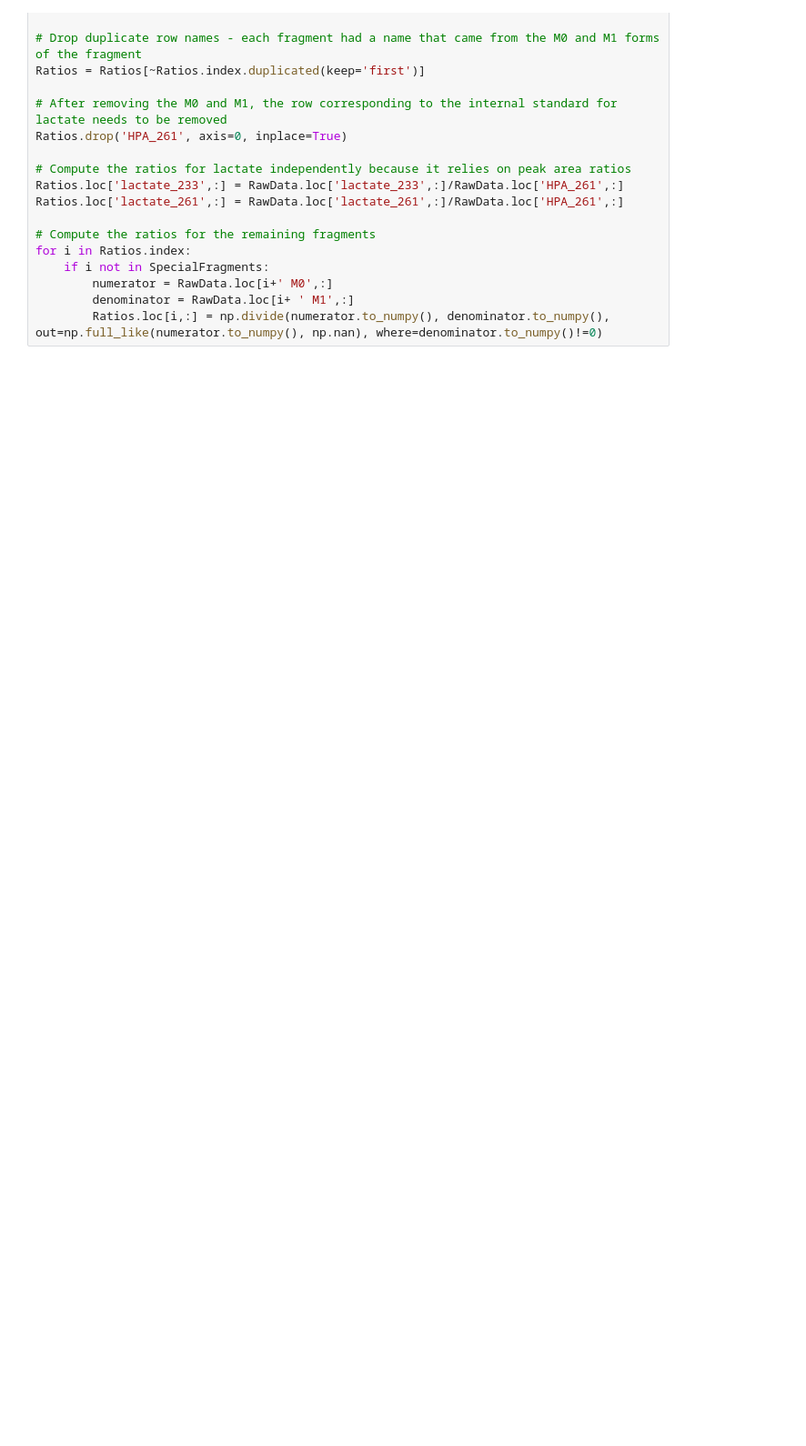
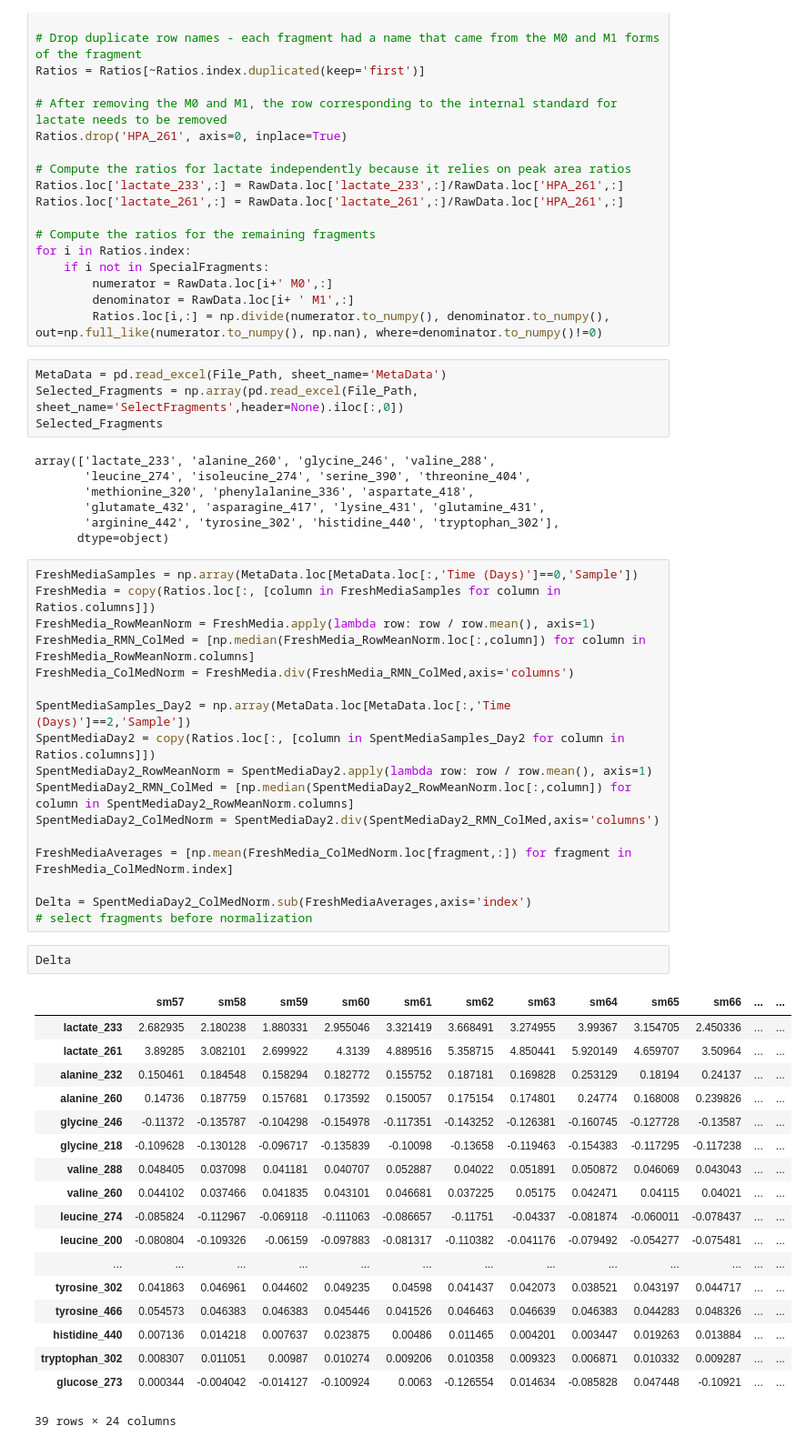
Before and after one commit to VacantiLab/PolyMID, a Jupyter notebook: inEFP/FluxAnalysis.ipynb, the cells around one changed output. Shown at 91% size. Drawn from its saved outputs; the diff is of its cells as text; blank space fills up the shorter version.

```diff
--- a/inEFP/FluxAnalysis.ipynb
+++ b/inEFP/FluxAnalysis.ipynb
@@ -58,3 +59,52 @@ for i in Ratios.index:
         numerator = RawData.loc[i+' M0',:]
         denominator = RawData.loc[i+ ' M1',:]
         Ratios.loc[i,:] = np.divide(numerator.to_numpy(), denominator.to_numpy(), out=np.full_like(numerator.to_numpy(), np.nan), where=denominator.to_numpy()!=0)
+# %%
+MetaData = pd.read_excel(File_Path, sheet_name='MetaData')
+Selected_Fragments = np.array(pd.read_excel(File_Path, sheet_name='SelectFragments',header=None).iloc[:,0])
+Selected_Fragments
+# %% [output]
+array(['lactate_233', 'alanine_260', 'glycine_246', 'valine_288',
+       'leucine_274', 'isoleucine_274', 'serine_390', 'threonine_404',
+       'methionine_320', 'phenylalanine_336', 'aspartate_418',
+       'glutamate_432', 'asparagine_417', 'lysine_431', 'glutamine_431',
+       'arginine_442', 'tyrosine_302', 'histidine_440', 'tryptophan_302'],
+      dtype=object)
+# %%
+FreshMediaSamples = np.array(MetaData.loc[MetaData.loc[:,'Time (Days)']==0,'Sample'])
+FreshMedia = copy(Ratios.loc[:, [column in FreshMediaSamples for column in Ratios.columns]])
+FreshMedia_RowMeanNorm = FreshMedia.apply(lambda row: row / row.mean(), axis=1)
+FreshMedia_RMN_ColMed = [np.median(FreshMedia_RowMeanNorm.loc[:,column]) for column in FreshMedia_RowMeanNorm.columns]
+FreshMedia_ColMedNorm = FreshMedia.div(FreshMedia_RMN_ColMed,axis='columns')
+
+SpentMediaSamples_Day2 = np.array(MetaData.loc[MetaData.loc[:,'Time (Days)']==2,'Sample'])
+SpentMediaDay2 = copy(Ratios.loc[:, [column in SpentMediaSamples_Day2 for column in Ratios.columns]])
+SpentMediaDay2_RowMeanNorm = SpentMediaDay2.apply(lambda row: row / row.mean(), axis=1)
+SpentMediaDay2_RMN_ColMed = [np.median(SpentMediaDay2_RowMeanNorm.loc[:,column]) for column in SpentMediaDay2_RowMeanNorm.columns]
+SpentMediaDay2_ColMedNorm = SpentMediaDay2.div(SpentMediaDay2_RMN_ColMed,axis='columns')
+
+FreshMediaAverages = [np.mean(FreshMedia_ColMedNorm.loc[fragment,:]) for fragment in FreshMedia_ColMedNorm.index]
+
+Delta = SpentMediaDay2_ColMedNorm.sub(FreshMediaAverages,axis='index')
+# select fragments before normalization
+# %%
+Delta
+# %% [output]
+|  | sm57 | sm58 | sm59 | sm60 | sm61 | sm62 | sm63 | sm64 | sm65 | sm66 | ... | ... |
+| lactate_233 | 2.682935 | 2.180238 | 1.880331 | 2.955046 | 3.321419 | 3.668491 | 3.274955 | 3.99367 | 3.154705 | 2.450336 | ... | ... |
+| lactate_261 | 3.89285 | 3.082101 | 2.699922 | 4.3139 | 4.889516 | 5.358715 | 4.850441 | 5.920149 | 4.659707 | 3.50964 | ... | ... |
+| alanine_232 | 0.150461 | 0.184548 | 0.158294 | 0.182772 | 0.155752 | 0.187181 | 0.169828 | 0.253129 | 0.18194 | 0.24137 | ... | ... |
+| alanine_260 | 0.14736 | 0.187759 | 0.157681 | 0.173592 | 0.150057 | 0.175154 | 0.174801 | 0.24774 | 0.168008 | 0.239826 | ... | ... |
+| glycine_246 | -0.11372 | -0.135787 | -0.104298 | -0.154978 | -0.117351 | -0.143252 | -0.126381 | -0.160745 | -0.127728 | -0.13587 | ... | ... |
+| glycine_218 | -0.109628 | -0.130128 | -0.096717 | -0.135839 | -0.10098 | -0.13658 | -0.119463 | -0.154383 | -0.117295 | -0.117238 | ... | ... |
+| valine_288 | 0.048405 | 0.037098 | 0.041181 | 0.040707 | 0.052887 | 0.04022 | 0.051891 | 0.050872 | 0.046069 | 0.043043 | ... | ... |
+| valine_260 | 0.044102 | 0.037466 | 0.041835 | 0.043101 | 0.046681 | 0.037225 | 0.05175 | 0.042471 | 0.04115 | 0.04021 | ... | ... |
+| leucine_274 | -0.085824 | -0.112967 | -0.069118 | -0.111063 | -0.086657 | -0.11751 | -0.04337 | -0.081874 | -0.060011 | -0.078437 | ... | ... |
+| leucine_200 | -0.080804 | -0.109326 | -0.06159 | -0.097883 | -0.081317 | -0.110382 | -0.041176 | -0.079492 | -0.054277 | -0.075481 | ... | ... |
+| ... | ... | ... | ... | ... | ... | ... | ... | ... | ... | ... | ... | ... |
+| tyrosine_302 | 0.041863 | 0.046961 | 0.044602 | 0.049235 | 0.04598 | 0.041437 | 0.042073 | 0.038521 | 0.043197 | 0.044717 | ... | ... |
+| tyrosine_466 | 0.054573 | 0.046383 | 0.046383 | 0.045446 | 0.041526 | 0.046463 | 0.046639 | 0.046383 | 0.044283 | 0.048326 | ... | ... |
+| histidine_440 | 0.007136 | 0.014218 | 0.007637 | 0.023875 | 0.00486 | 0.011465 | 0.004201 | 0.003447 | 0.019263 | 0.013884 | ... | ... |
+| tryptophan_302 | 0.008307 | 0.011051 | 0.00987 | 0.010274 | 0.009206 | 0.010358 | 0.009323 | 0.006871 | 0.010332 | 0.009287 | ... | ... |
+| glucose_273 | 0.000344 | -0.004042 | -0.014127 | -0.100924 | 0.0063 | -0.126554 | 0.014634 | -0.085828 | 0.047448 | -0.10921 | ... | ... |
+39 rows × 24 columns
```
Also changed, not shown: parts of 3 cells of this notebook.
